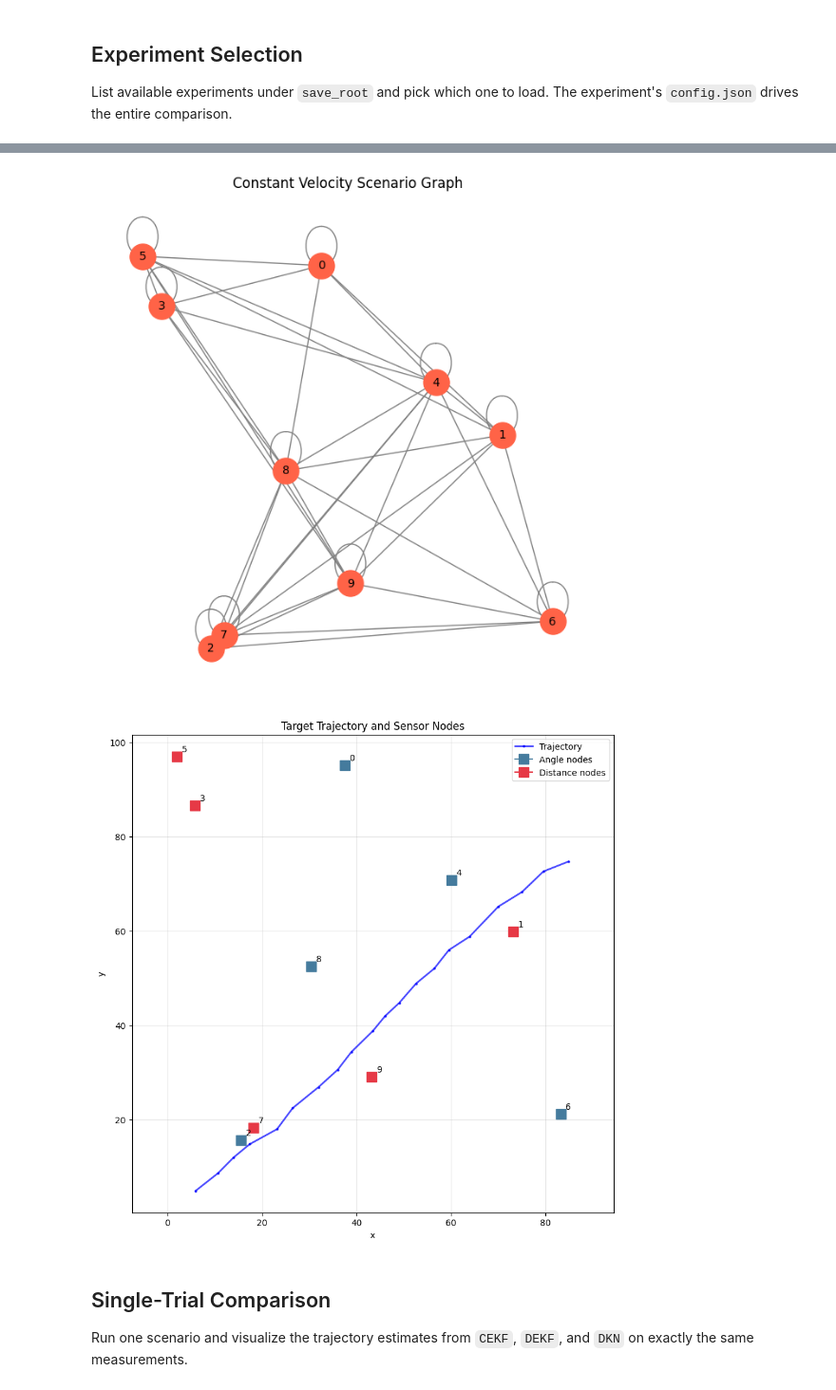
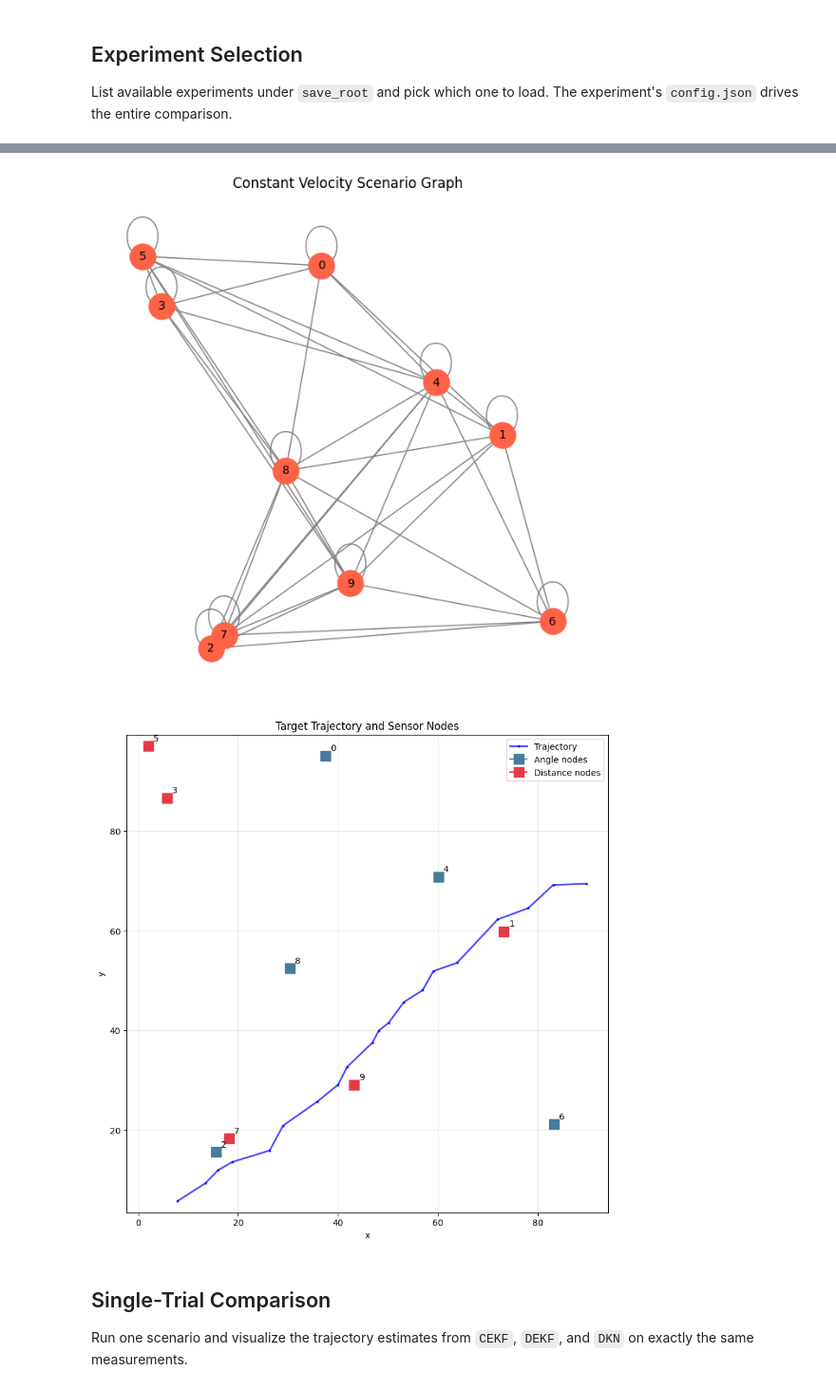
Before and after one commit to AvivG123/distributedKNET, a Jupyter notebook: notebooks/const_vel_scenario_comparison.ipynb, the cells around one changed output, grey strips where cells are left out. Shown at 95% size. Saved outputs shown, nothing was run; the diff lists cells and outputs as text; code cells hidden in the pictures.

```diff
--- a/notebooks/const_vel_scenario_comparison.ipynb
+++ b/notebooks/const_vel_scenario_comparison.ipynb
@@ -74,5 +72,5 @@ Available experiments:
 # %%
-EXPERIMENT = 3 # ← set this to the number printed above, then run
+EXPERIMENT = 1 # ← set this to the number printed above, then run
 
 experiment_dir = experiments[EXPERIMENT - 1]
 config_val = load_config(experiment_dir / "config.json")
@@ -135,9 +133,9 @@ num_nodes                                                                  10
 dtype: object
 
 Train time steps: 20
 Test time steps:  20
 [figure]
-[figure, old version]
+[figure, new version]
 # %% [markdown]
 ## Single-Trial Comparison
 
```
Also changed, not shown: parts of 5 cells of this notebook, 2 other files.
